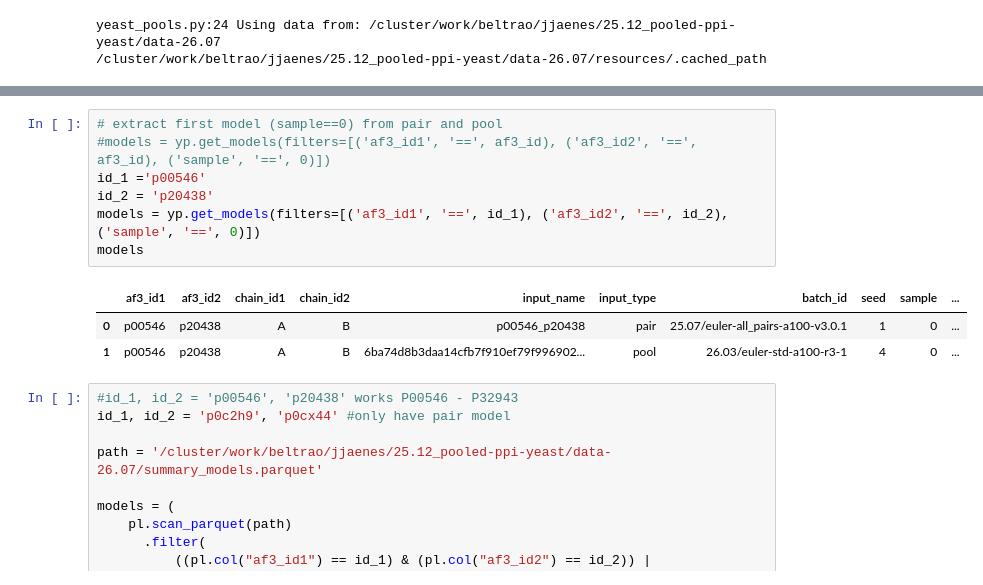
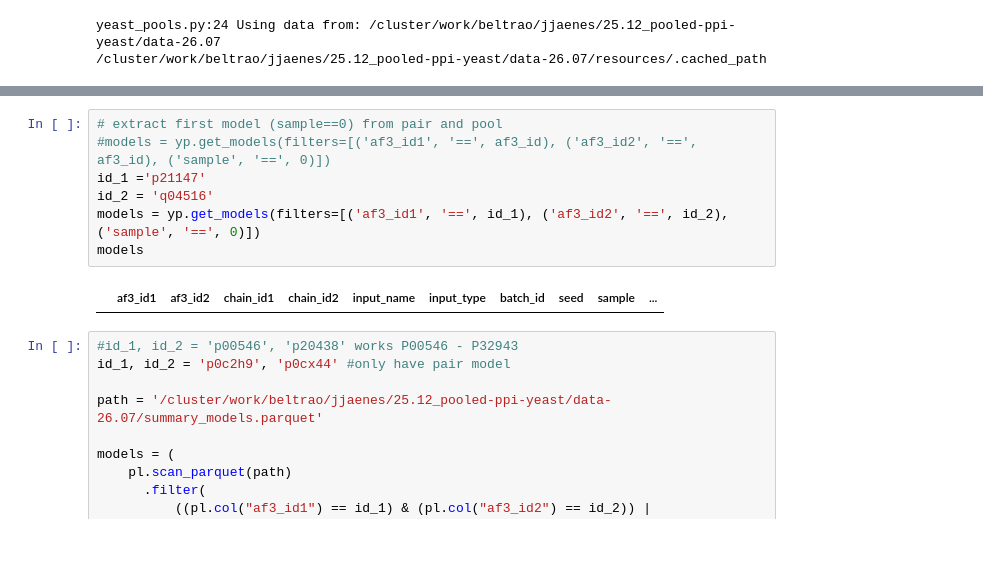
Before and after one commit to Kim-Dammer/master_thesis, a Jupyter notebook: notebooks/08_homomultimers.ipynb, the cells around one changed output, grey strips where cells are left out. Drawn from its saved outputs; the diff is of its cells as text; blank space fills up the shorter version.

Commit message:
Checking Complex ID matching for para pairs

```diff
--- a/notebooks/08_homomultimers.ipynb
+++ b/notebooks/08_homomultimers.ipynb
@@ -33,14 +34,12 @@ yp.get_models(filters=[('af3_id1', '==', af3_id), ('af3_id2', '==', af3_id)])
 # %%
 # extract first model (sample==0) from pair and pool
 #models = yp.get_models(filters=[('af3_id1', '==', af3_id), ('af3_id2', '==', af3_id), ('sample', '==', 0)])
-id_1 ='p00546'
-id_2 = 'p20438'
+id_1 ='p21147'
+id_2 = 'q04516'
 models = yp.get_models(filters=[('af3_id1', '==', id_1), ('af3_id2', '==', id_2), ('sample', '==', 0)])
 models
 # %% [output]
 |  | af3_id1 | af3_id2 | chain_id1 | chain_id2 | input_name | input_type | batch_id | seed | sample | ... |
-| 0 | p00546 | p20438 | A | B | p00546_p20438 | pair | 25.07/euler-all_pairs-a100-v3.0.1 | 1 | 0 | ... |
-| 1 | p00546 | p20438 | A | B | 6ba74d8b3daa14cfb7f910ef79f996902... | pool | 26.03/euler-std-a100-r3-1 | 4 | 0 | ... |
 # %%
 #id_1, id_2 = 'p00546', 'p20438' works P00546 - P32943
 id_1, id_2 = 'p0c2h9', 'p0cx44' #only have pair model
```
Also changed, not shown: parts of 12 cells of this notebook, 2 other files.
